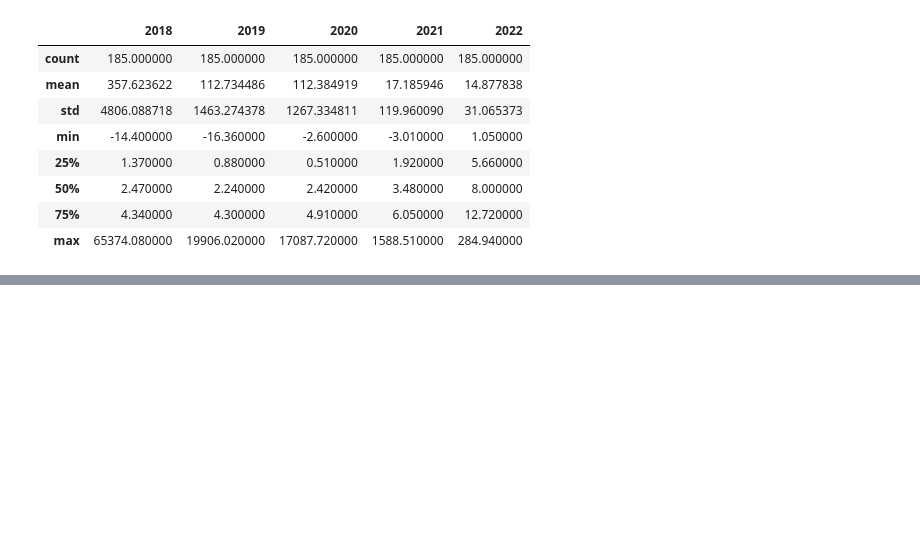
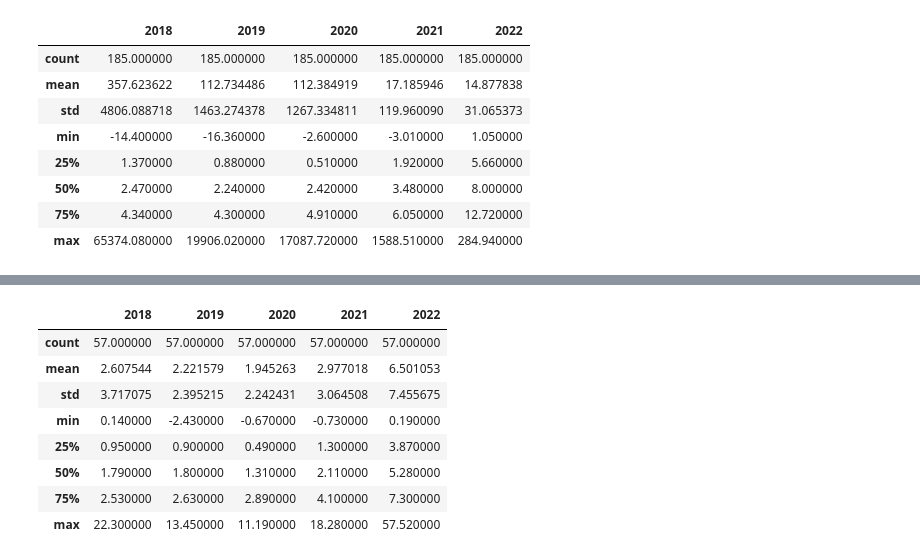
Before and after one commit to Waltzan/Project_3-Data_Engineering_Track, a Jupyter notebook: Data_Cleaning_Kim.ipynb, the cells around one changed output, grey strips where cells are left out. Saved outputs shown, nothing was run; the diff lists cells and outputs as text; code cells hidden in the pictures; blank space fills up the shorter version.

```diff
--- a/Data_Cleaning_Kim.ipynb
+++ b/Data_Cleaning_Kim.ipynb
@@ -404,0 +577,13 @@ headline_inflation.loc[headline_inflation['2020'] == headline_inflation['2020'].
+# %%
+# descriptive statistics from 2018-2022
+consumer_inflation.loc[:, '2018':'2022'].describe()
+# %% [output]
+|  | 2018 | 2019 | 2020 | 2021 | 2022 |
+| count | 57.000000 | 57.000000 | 57.000000 | 57.000000 | 57.000000 |
+| mean | 2.607544 | 2.221579 | 1.945263 | 2.977018 | 6.501053 |
+| std | 3.717075 | 2.395215 | 2.242431 | 3.064508 | 7.455675 |
+| min | 0.140000 | -2.430000 | -0.670000 | -0.730000 | 0.190000 |
+| 25% | 0.950000 | 0.900000 | 0.490000 | 1.300000 | 3.870000 |
+| 50% | 1.790000 | 1.800000 | 1.310000 | 2.110000 | 5.280000 |
+| 75% | 2.530000 | 2.630000 | 2.890000 | 4.100000 | 7.300000 |
+| max | 22.300000 | 13.450000 | 11.190000 | 18.280000 | 57.520000 |
```
Also changed, not shown: parts of 28 cells of this notebook.
